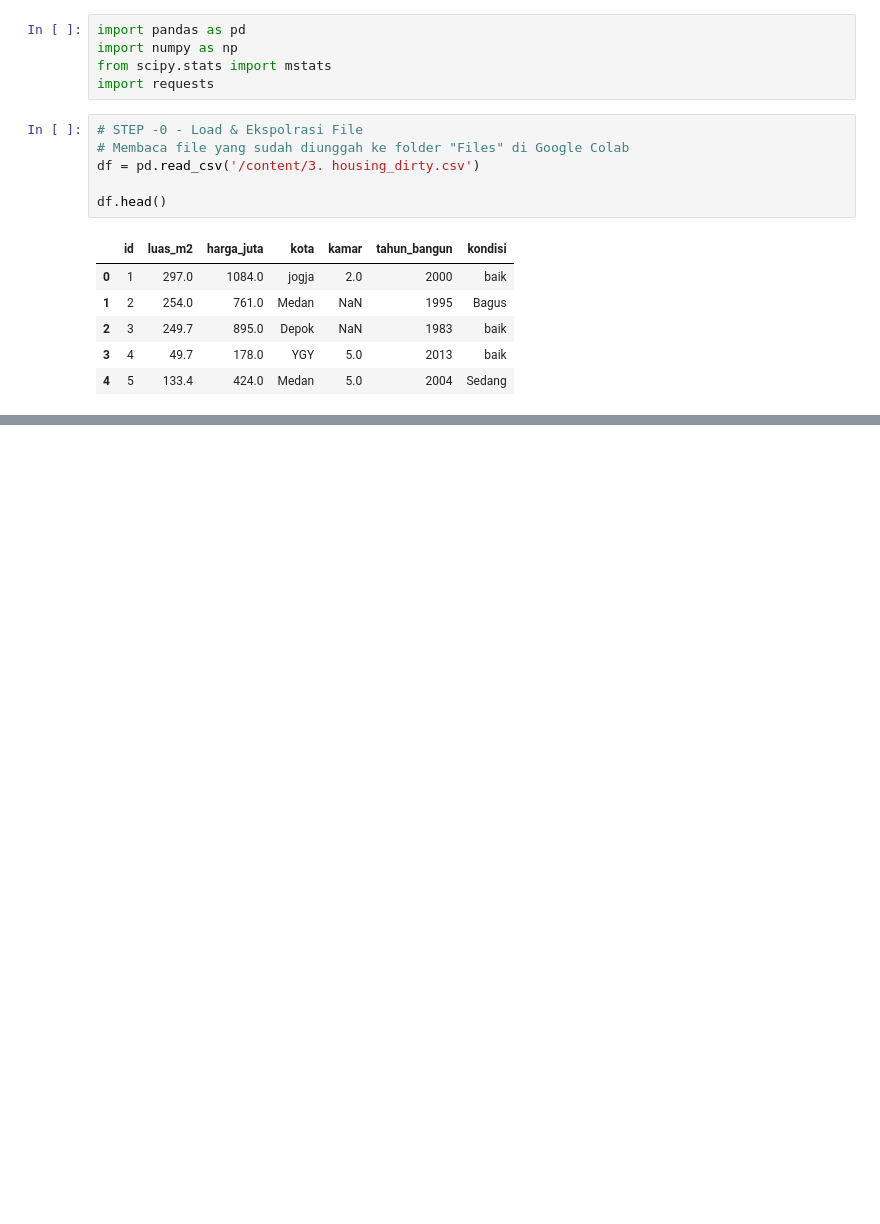
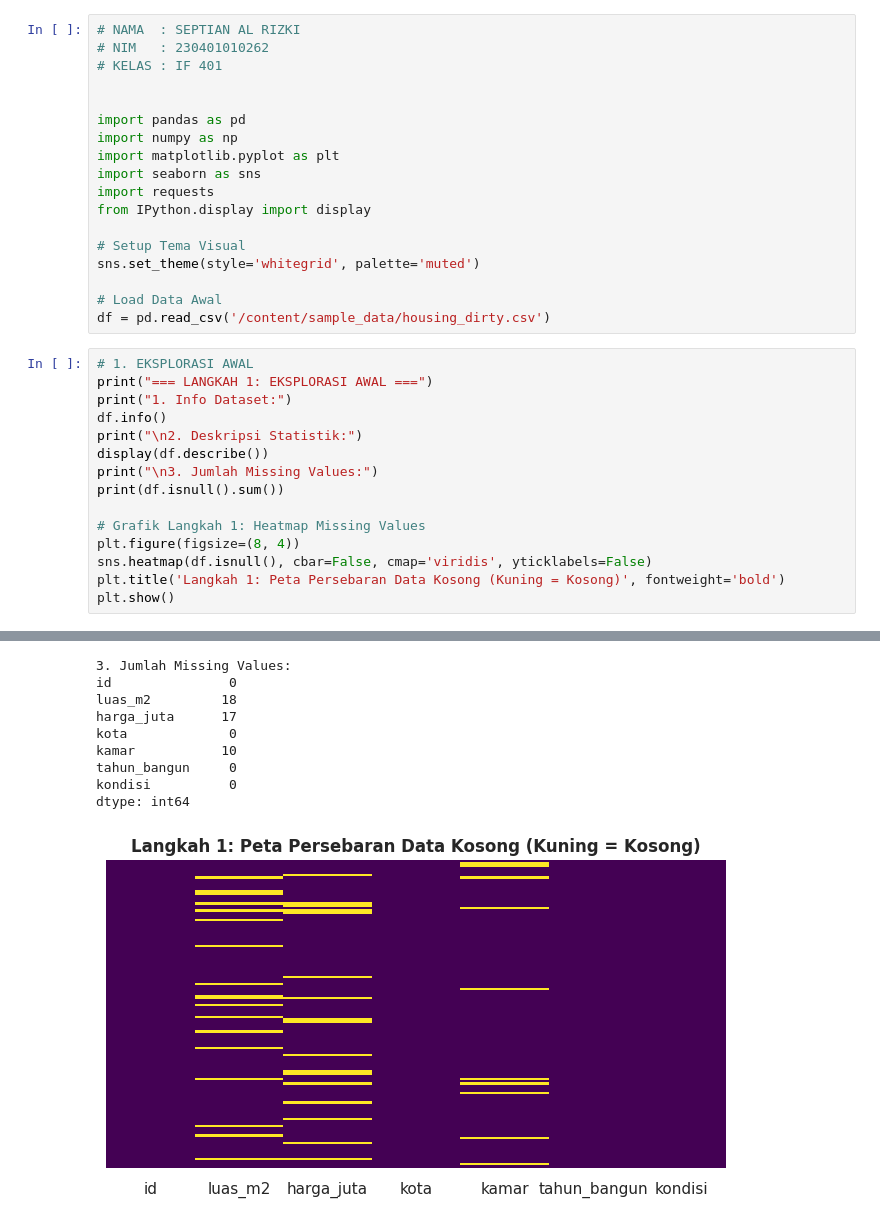
Before and after one commit to noone878/DataScience_230401010262_SEPTIAN-AL-RIZKI, a Jupyter notebook: Pertemuan3_SEPTIAN_AL_RIZKI_230401010262.ipynb, the cells around one changed output, grey strips where cells are left out. Cells and saved outputs as stored; diff of their text form; blank space fills up the shorter version.

```diff
--- a/Pertemuan3_SEPTIAN_AL_RIZKI_230401010262.ipynb
+++ b/Pertemuan3_SEPTIAN_AL_RIZKI_230401010262.ipynb
@@ -1,20 +1,36 @@
 # %% [markdown]
 <a href="https://colab.research.google.com/github/noone878/data-science-2026/blob/main/Pertemuan3_SEPTIAN_AL_RIZKI_230401010262.ipynb" target="_parent"><img src="https://colab.research.google.com/assets/colab-badge.svg" alt="Open In Colab"/></a>
-# %%
-import pandas as pd
-import numpy as np
-from scipy.stats import mstats
-import requests
-# %%
-# STEP -0 - Load & Ekspolrasi File
-# Membaca file yang sudah diunggah ke folder "Files" di Google Colab
-df = pd.read_csv('/content/3. housing_dirty.csv')
-
-df.head()
-# %% [output]
-|  | id | luas_m2 | harga_juta | kota | kamar | tahun_bangun | kondisi |
-| 0 | 1 | 297.0 | 1084.0 | jogja | 2.0 | 2000 | baik |
-| 1 | 2 | 254.0 | 761.0 | Medan | NaN | 1995 | Bagus |
-| 2 | 3 | 249.7 | 895.0 | Depok | NaN | 1983 | baik |
-| 3 | 4 | 49.7 | 178.0 | YGY | 5.0 | 2013 | baik |
-| 4 | 5 | 133.4 | 424.0 | Medan | 5.0 | 2004 | Sedang |
+# %%
+# NAMA  : SEPTIAN AL RIZKI
+# NIM   : 230401010262
+# KELAS : IF 401
+
+
+import pandas as pd
+import numpy as np
+import matplotlib.pyplot as plt
+import seaborn as sns
+import requests
+from IPython.display import display
+
+# Setup Tema Visual
+sns.set_theme(style='whitegrid', palette='muted')
+
+# Load Data Awal
+df = pd.read_csv('/content/sample_data/housing_dirty.csv')
+# %%
+# 1. EKSPLORASI AWAL
+print("=== LANGKAH 1: EKSPLORASI AWAL ===")
+print("1. Info Dataset:")
+df.info()
+print("\n2. Deskripsi Statistik:")
+display(df.describe())
+print("\n3. Jumlah Missing Values:")
+print(df.isnull().sum())
+
+# Grafik Langkah 1: Heatmap Missing Values
+plt.figure(figsize=(8, 4))
+sns.heatmap(df.isnull(), cbar=False, cmap='viridis', yticklabels=False)
+plt.title('Langkah 1: Peta Persebaran Data Kosong (Kuning = Kosong)', fontweight='bold')
+plt.show()
+# %% [output]
@@ -21 +64,11 @@ df.head()
+3. Jumlah Missing Values:
+id               0
+luas_m2         18
+harga_juta      17
+kota             0
+kamar           10
+tahun_bangun     0
+kondisi          0
+dtype: int64
+[figure, added]
 # %%
```
Also changed, not shown: parts of 12 cells of this notebook.
